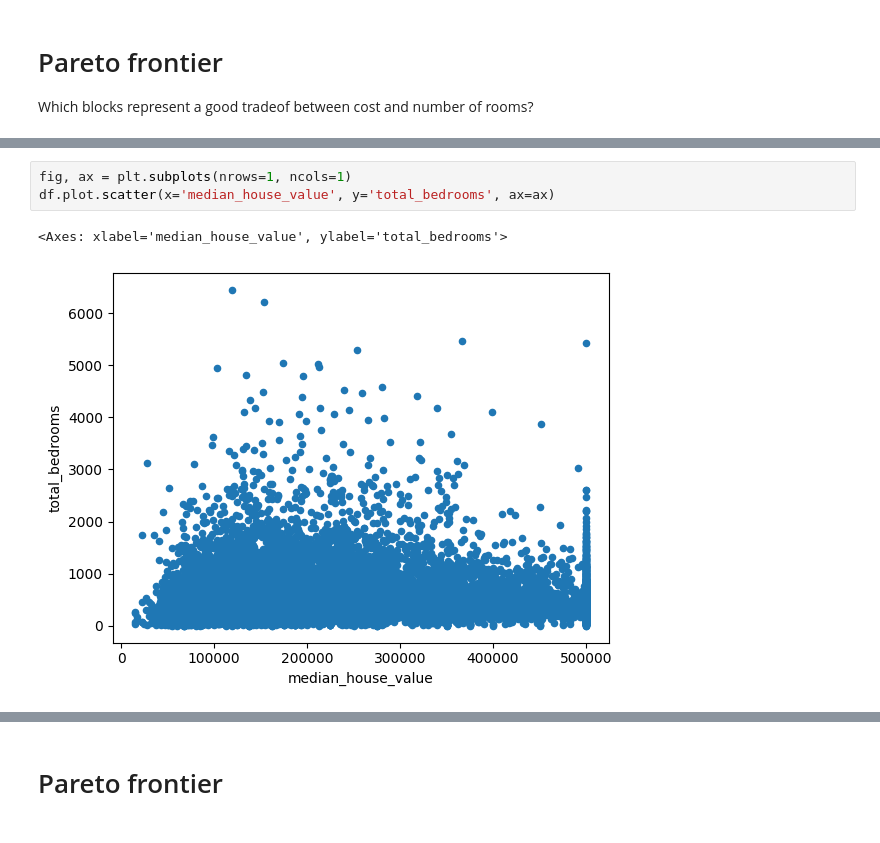
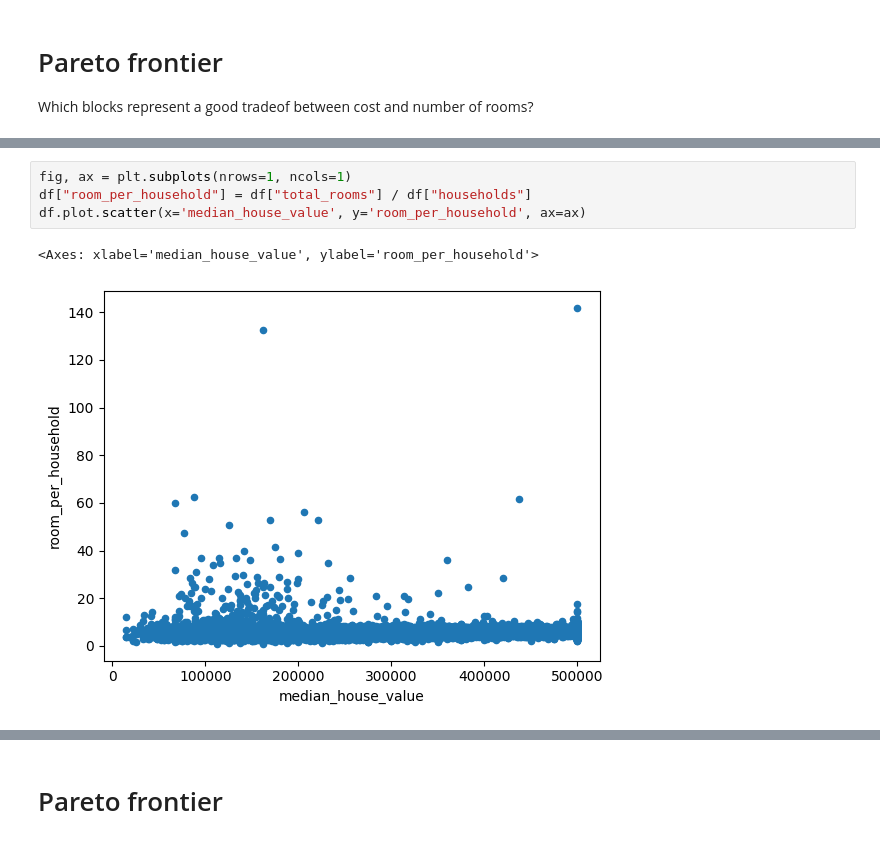
Before and after one commit to w4bo/AA2425-unibo-mldm, a Jupyter notebook: slides/lab-02-housing.ipynb, the cells around one changed output, grey strips where cells are left out. Saved outputs shown, nothing was run; the diff lists cells and outputs as text.

```diff
--- a/slides/lab-02-housing.ipynb
+++ b/slides/lab-02-housing.ipynb
@@ -243,9 +243,10 @@ WARNING: Running pip as the 'root' user can result in broken permissions and con
 # %%
 fig, ax = plt.subplots(nrows=1, ncols=1)
-df.plot.scatter(x='median_house_value', y='total_bedrooms', ax=ax)
+df["room_per_household"] = df["total_rooms"] / df["households"]
+df.plot.scatter(x='median_house_value', y='room_per_household', ax=ax)
 # %% [output]
-<Axes: xlabel='median_house_value', ylabel='total_bedrooms'>
+<Axes: xlabel='median_house_value', ylabel='room_per_household'>
-[figure, old version]
+[figure, new version]
 # %% [markdown]
 # Skyline
 
```
Also changed, not shown: parts of 5 cells of this notebook.
